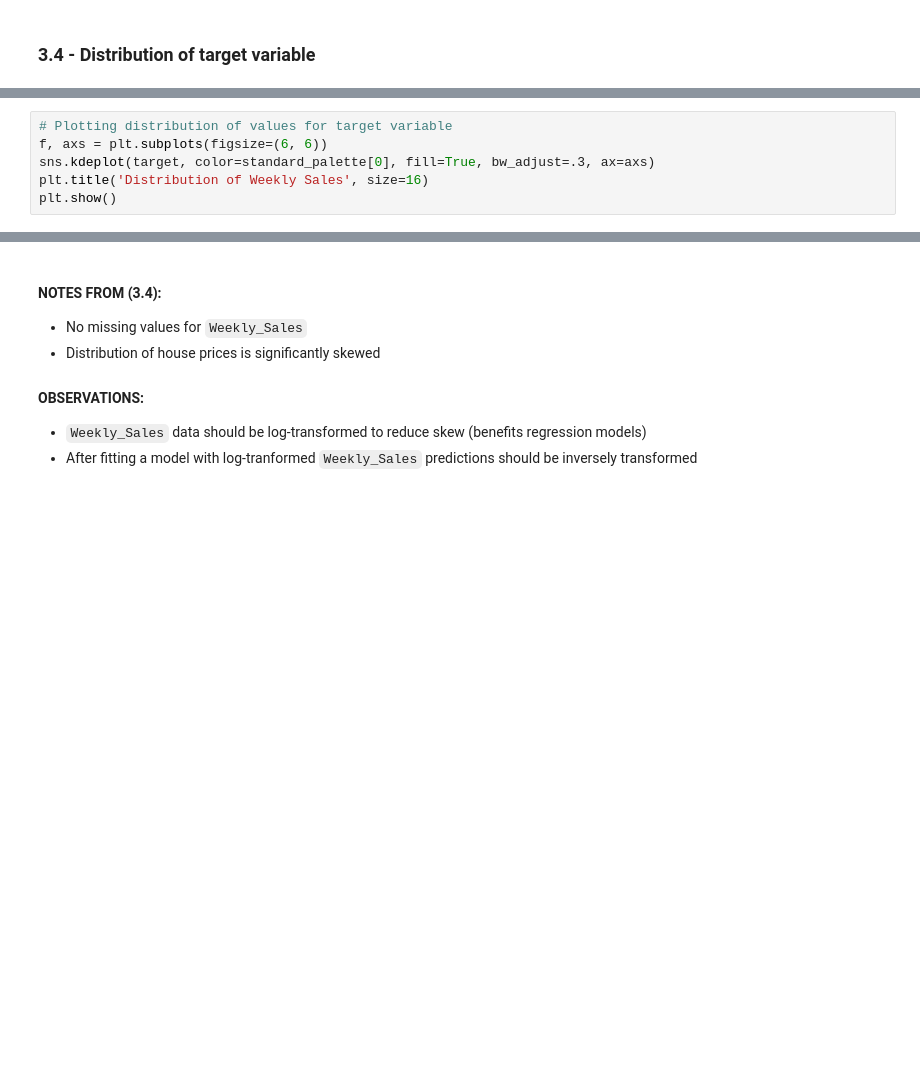
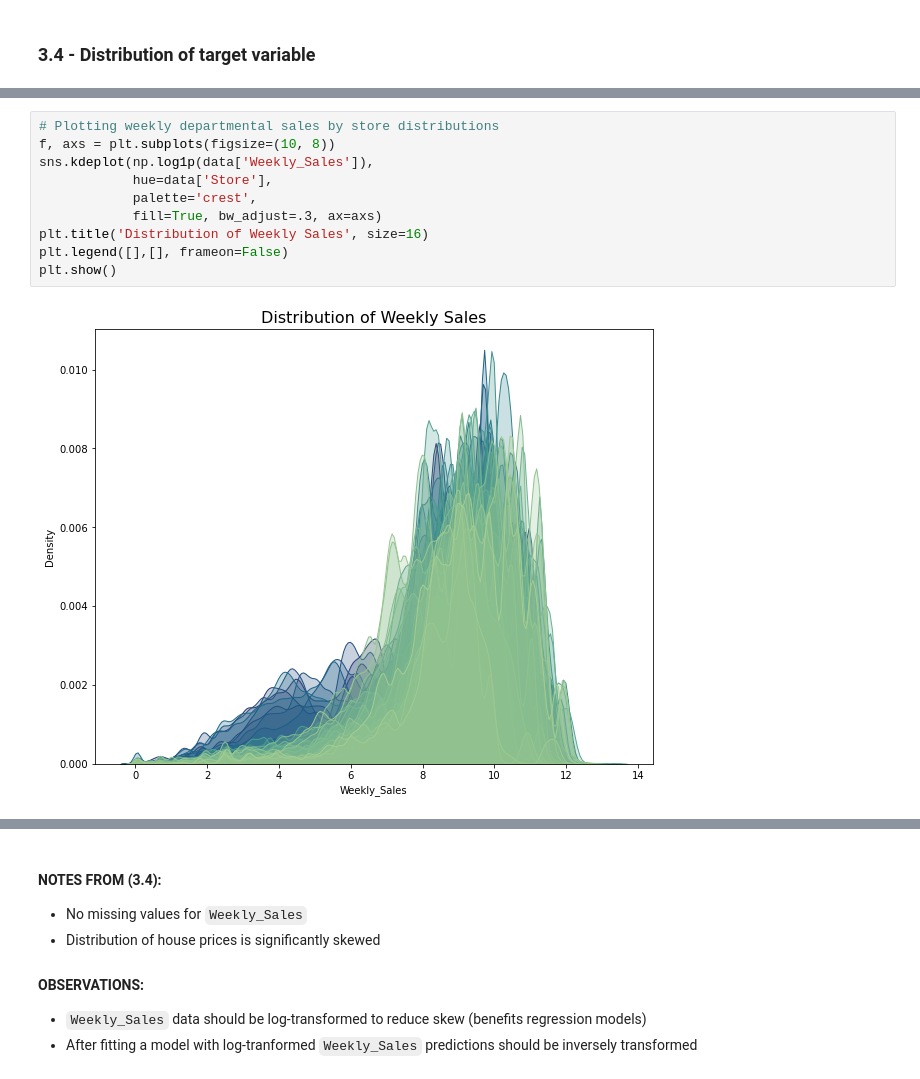
Before and after one commit to patohdzs/datadventures, a Jupyter notebook: walmart-sales/walmart-sales-prediction.ipynb, the cells around one changed output, grey strips where cells are left out. Cells and saved outputs as stored; diff of their text form; blank space fills up the shorter version.

```diff
--- a/walmart-sales/walmart-sales-prediction.ipynb
+++ b/walmart-sales/walmart-sales-prediction.ipynb
@@ -174,9 +197,15 @@ ValueError: If using all scalar values, you must pass an index
 # %%
-# Plotting distribution of values for target variable
-f, axs = plt.subplots(figsize=(6, 6))
-sns.kdeplot(target, color=standard_palette[0], fill=True, bw_adjust=.3, ax=axs)
+# Plotting weekly departmental sales by store distributions
+f, axs = plt.subplots(figsize=(10, 8))
+sns.kdeplot(np.log1p(data['Weekly_Sales']),
+            hue=data['Store'],
+            palette='crest',
+            fill=True, bw_adjust=.3, ax=axs)
 plt.title('Distribution of Weekly Sales', size=16)
+plt.legend([],[], frameon=False)
 plt.show()
+# %% [output]
+[figure, added]
 # %%
 # Plotting distribution of values for target variable
 f, axs = plt.subplots(3, 15)
```
Also changed, not shown: parts of 11 cells of this notebook.
